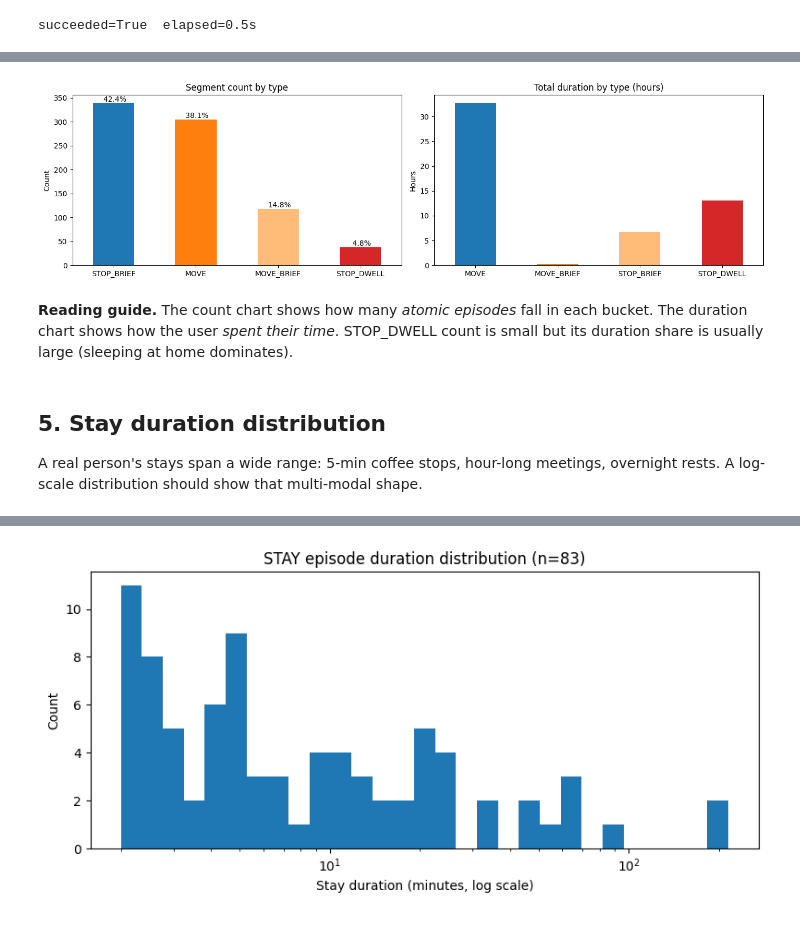
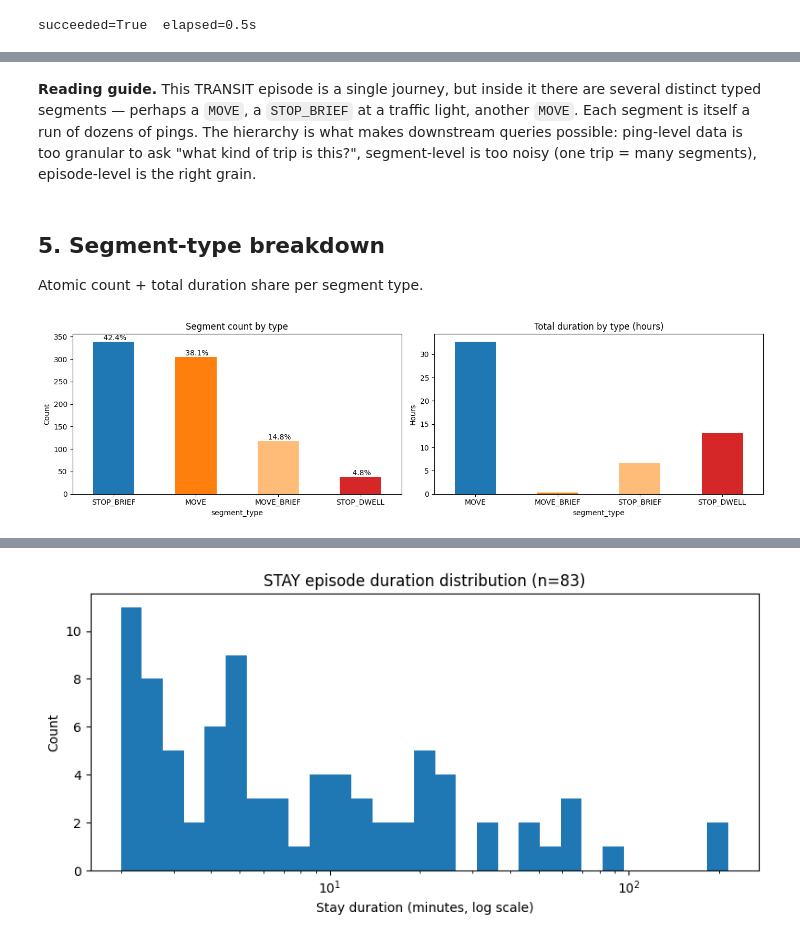
Before and after one commit to darmaaz/trajkit, a Jupyter notebook: examples/geolife/explore.ipynb, the cells around one changed output, grey strips where cells are left out. Saved outputs shown, nothing was run; the diff lists cells and outputs as text; code cells hidden in the pictures.

Commit message:
Restructure notebook around pings/segments/episodes hierarchy

```diff
--- a/examples/geolife/explore.ipynb
+++ b/examples/geolife/explore.ipynb
@@ -84,13 +76,28 @@ succeeded=True  elapsed=0.5s
 # %%
-segments = pd.read_parquet(sink / "segment" / f"entity_id={USER_ID}" / "data.parquet")
-episodes = pd.read_parquet(sink / "episode" / f"entity_id={USER_ID}" / "data.parquet")
+cleaned_per_ping = pd.read_parquet(
+    sink / "clean" / f"entity_id={USER_ID}" / "data.parquet"
+)
+cleaned_per_ping["entity_id"] = cleaned_per_ping["entity_id"].astype("string")
+# Also restore entity_id from the Hive path (the column is stripped on Hive write)
+if cleaned_per_ping["entity_id"].isna().any() or len(cleaned_per_ping["entity_id"].unique()) == 0:
+    cleaned_per_ping["entity_id"] = pd.Series([USER_ID] * len(cleaned_per_ping), dtype="string")
+per_ping_segmented = run_segment(cleaned_per_ping, params.segment)
+
+segments = pd.read_parquet(
+    sink / "segment" / f"entity_id={USER_ID}" / "data.parquet"
+)
+episodes = pd.read_parquet(
+    sink / "episode" / f"entity_id={USER_ID}" / "data.parquet"
+)
 seg_vectors_df = pd.read_parquet(
     sink / "embed_segments" / f"entity_id={USER_ID}" / "data.parquet"
 )
-print(f"Segments: {len(segments):,}")
-print(f"Episodes: {len(episodes):,} "
+ep_vectors_df = pd.read_parquet(
+    sink / "embed_episodes" / f"entity_id={USER_ID}" / "data.parquet"
+)
+print(f"Pings (cleaned):       {len(per_ping_segmented):>7,}")
+print(f"Segments (aggregated): {len(segments):>7,}")
+print(f"Episodes:              {len(episodes):>7,} "
       f"(STAY={(episodes['episode_type']=='STAY').sum()}, "
       f"TRANSIT={(episodes['episode_type']=='TRANSIT').sum()})")
-print(f"Segment vectors: {len(seg_vectors_df)} × "
-      f"{len(np.asarray(seg_vectors_df['vector'].iloc[0]))} dims")
 # %% [output]
@@ -106,32 +186,31 @@ at home/work) and `MOVE_BRIEF` (yard-shuffle-equivalents).
+# %% [markdown]
+**Reading guide.** This TRANSIT episode is a single journey, but
+inside it there are several distinct typed segments — perhaps a
+`MOVE`, a `STOP_BRIEF` at a traffic light, another `MOVE`. Each
+segment is itself a run of dozens of pings. The hierarchy is what
+makes downstream queries possible: ping-level data is too granular
+to ask "what kind of trip is this?", segment-level is too noisy
+(one trip = many segments), episode-level is the right grain.
+# %% [markdown]
+## 5. Segment-type breakdown
+
+Atomic count + total duration share per segment type.
 # %%
 type_counts = segments["segment_type"].value_counts()
 fig, ax = plt.subplots(1, 2, figsize=(14, 4))
 type_counts.plot.bar(ax=ax[0], color=["#1f77b4", "#ff7f0e", "#ffbb78", "#d62728"])
 ax[0].set_title("Segment count by type")
 ax[0].set_ylabel("Count")
-ax[0].set_xlabel("")
 ax[0].tick_params(axis="x", rotation=0)
 fractions = (type_counts / type_counts.sum() * 100).round(1)
-for i, (label, frac) in enumerate(zip(type_counts.index, fractions)):
-    ax[0].text(i, type_counts.iloc[i], f" {frac}%", ha="center", va="bottom")
+for i in range(len(type_counts)):
+    ax[0].text(i, type_counts.iloc[i], f" {fractions.iloc[i]}%", ha="center", va="bottom")
 type_total_duration = segments.groupby("segment_type")["duration_s"].sum() / 3600
 type_total_duration.plot.bar(ax=ax[1], color=["#1f77b4", "#ff7f0e", "#ffbb78", "#d62728"])
 ax[1].set_title("Total duration by type (hours)")
 ax[1].set_ylabel("Hours")
-ax[1].set_xlabel("")
 ax[1].tick_params(axis="x", rotation=0)
 plt.tight_layout()
 plt.show()
 # %% [output]
-[figure, old version]
+[figure, new version]
-# %% [markdown]
-**Reading guide.** The count chart shows how many *atomic episodes*
-fall in each bucket. The duration chart shows how the user *spent
-their time*. STOP_DWELL count is small but its duration share is
-usually large (sleeping at home dominates).
-# %% [markdown]
-## 5. Stay duration distribution
-
-A real person's stays span a wide range: 5-min coffee stops, hour-long
-meetings, overnight rests. A log-scale distribution should show that
-multi-modal shape.
```
Also changed, not shown: parts of 50 cells of this notebook, 7 other files.
